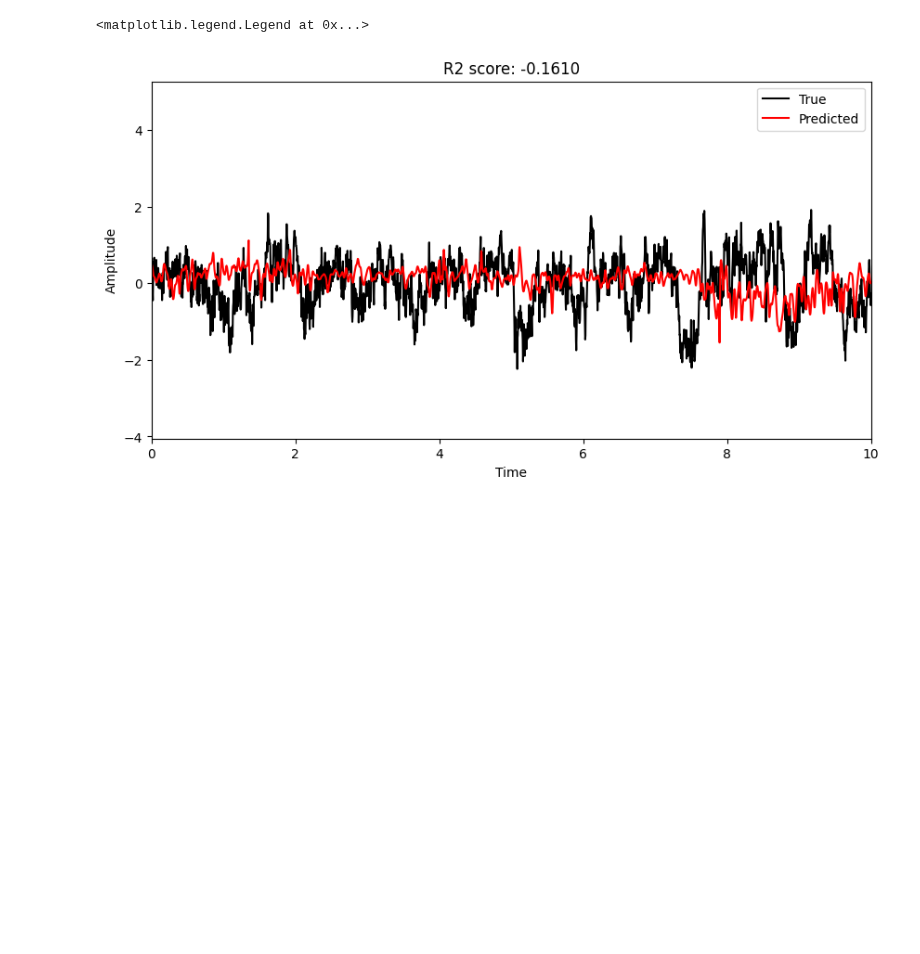
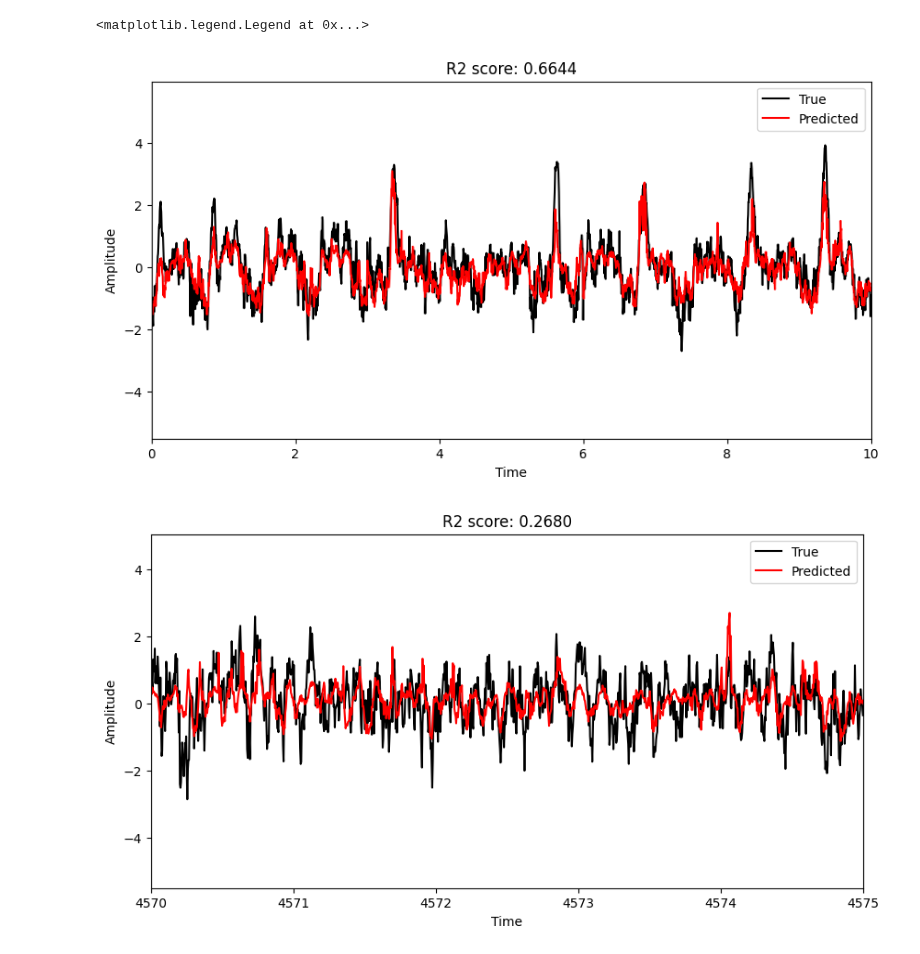
Before and after one commit to nnitzan01/spikes2lfp, a Jupyter notebook: start_notebook.ipynb, the cells around one changed output. Drawn from its saved outputs; the diff is of its cells as text; code cells hidden in the pictures; blank space fills up the shorter version.

```diff
--- a/start_notebook.ipynb
+++ b/start_notebook.ipynb
@@ -25,22 +33,25 @@ spikes_obj.convolve_with_gaussian()
 spikes_obj.zscore()
 # %%
 # Probe obj contains LFP data
-# Getting LFP just for active trials
-import importlib
-importlib.reload(pp)
-probe_obj = pp.probe(session_obj, session_obj.active_times[0], session_obj.active_times[1])
-lfp_obj = ppd.pre_process_lfp(probe_obj.lfp, 1250)
-lfp_obj.filter_lfp(probe_obj.bands)
+# Getting LFP  for active trials
+output_dir = r'Y:\buzsakilab\Buzsakilabspace\LabShare\NoamNitzan\Open_Access\Allen_2022\data'
+lfp_obj = ppd.pre_process_lfp(session_id, session_obj.channels, session_obj.active_times[0],
+                              session_obj.active_times[1], output_dir)
+lfp_obj.filter_lfp()
 lfp_obj.downsample_lfp(5) # Downsample by 5
+lfp_obj.truncate(seqlength) # Downsample by 5
 lfp_obj.align_lfp(spikes_obj.spkMat.shape[0])
 # %%
 # get spontaneous data
 spikes_obj_spont = ppd.pre_process_spikes(session_obj.units, session_obj.spike_times, bin_size=bin_size, sigma=3)
 spikes_obj_spont.getSpkMat(session_obj.spontaneous_times[0], session_obj.spontaneous_times[1])
+spikes_obj_spont.truncate(seqlength)
 spikes_obj_spont.convolve_with_gaussian()
 spikes_obj_spont.zscore()
 
-lfp_obj_spont = ppd.pre_process_lfp(probe_obj.lfp, 1250)
-lfp_obj_spont.filter_lfp(probe_obj.bands)
+lfp_obj_spont = ppd.pre_process_lfp(session_id, session_obj.channels, session_obj.spontaneous_times[0],
+                              session_obj.spontaneous_times[1], output_dir)
+lfp_obj_spont.filter_lfp()
 lfp_obj_spont.downsample_lfp(5) # Downsample by 5
+lfp_obj_spont.truncate(seqlength) # Downsample by 5
 lfp_obj_spont.align_lfp(spikes_obj_spont.spkMat.shape[0])
@@ -53,10 +58,3 @@ print(spikes_obj_spont.spkMat.shape)
-# %%
-# Training hyperparameters
-input_size = spikes_obj.spkMat.shape[1]
-hidden_size = 50 # temp value, don't have gpu so just to make sure everything works
-num_layers = 1
-seqlength = 750
-num_epochs = 15 # temp value, just to make sure everything works w/o bugs
 # %%
 chani = 5 # deep layer
 bandi = 0 # broadband
@@ -166,10 +167,12 @@ ax.legend()
 # %%
 # transformer model
+import importlib
 importlib.reload(models)
+
 num_epochs = 10
 transformer_model = models.process_model(models.SpikingTransformer(input_size=input_size, seqlength=seqlength,
-                                                                   embedding_dim = 32, num_heads = 4,
-                                                                   dropout=0.3), criterion, device)
+                                                                   embedding_dim = 64, num_heads = 8,
+                                                                   dropout=0.05), criterion, device)
 
 transformer_train_loss, transformer_test_loss = transformer_model.train(train_dataloader,
                                         test_dataloader , num_epochs)
@@ -182,27 +185,28 @@ transformer  test loss:  0.3285
 # %%
 y_hat_test = transformer_model.evaluate(test_spikes)
-
-time = np.linspace(0, test_lfp.shape[0] * bin_size , test_lfp.shape[0])
 
 fig, ax = plt.subplots(1, 1, figsize=(10, 5))
 ax.plot(time, test_lfp.cpu().numpy(), 'k', label='True')
 ax.plot(time, y_hat_test, 'r', label='Predicted')
 ax.set_xlim([0, 10])
 ax.set_xlabel('Time')
 ax.set_ylabel('Amplitude')
 ax.set_title(f'R2 score: {r2_score(test_lfp.cpu().numpy(), y_hat_test):.4f}')
 ax.legend()
+plt.show()
 
 y_hat_spont = transformer_model.evaluate(torch.tensor(spikes_obj_spont.spkMat).float())
 
 fig, ax = plt.subplots(1, 1, figsize=(10, 5))
 ax.plot(spikes_obj_spont.timestamps, lfp_obj_spont.lfpMat[:,chani,bandi], 'k', label='True')
 ax.plot(spikes_obj_spont.timestamps, y_hat_spont, 'r', label='Predicted')
 ax.set_xlim([spikes_obj_spont.timestamps[0], spikes_obj_spont.timestamps[0]+5])
 ax.set_xlabel('Time')
 ax.set_ylabel('Amplitude')
-ax.set_title(f'R2 score: {r2_score(lfp_obj_spont.lfpMat[:,chani,0], y_hat_spont):.4f}')
+ax.set_title(f'R2 score: {r2_score(lfp_obj_spont.lfpMat[:,chani,bandi], y_hat_spont):.4f}')
 ax.legend()
+plt.show()
 # %% [output]
 <matplotlib.legend.Legend at 0x...>
-[figure, old version]
+[figure, new version]
+[figure, added]
```
Also changed, not shown: parts of 8 cells of this notebook.
